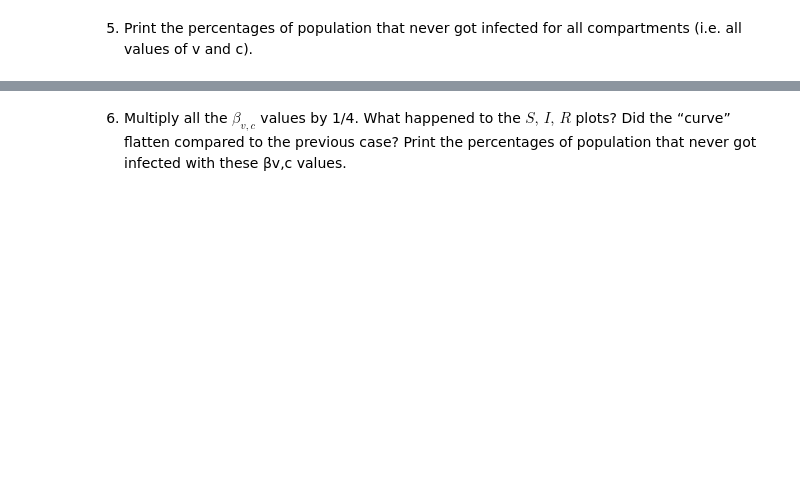
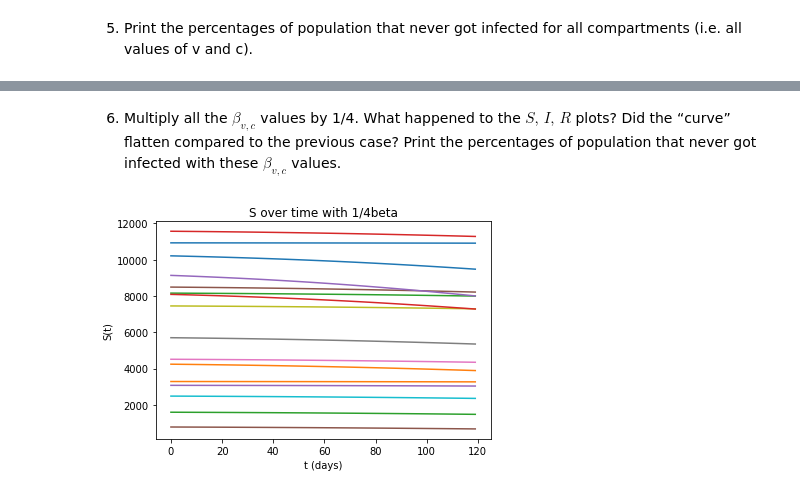
Before and after one commit to Yanbing-Judy/190DD-Project, a Jupyter notebook: Project_Part1a_new.ipynb, the cells around one changed output, grey strips where cells are left out. Cells and saved outputs as stored; diff of their text form; code cells hidden in the pictures; blank space fills up the shorter version.

```diff
--- a/Project_Part1a_new.ipynb
+++ b/Project_Part1a_new.ipynb
@@ -144,10 +139,7 @@ plt.show()
 [figure]
 # %%
 # I_overall
-for i in range(16,20):
-  df.insert(i,"I{}".format(i), sol.y[i])
-plt.figure()
-plt.plot(sol.t, df.iloc[:,16:20].sum(axis=1))
+plt.plot(sol.t, sum(sol.y[16:20]),label = "I")
 plt.ylabel("I(t)")
 plt.xlabel("t (days)")
 plt.title("I overall")
@@ -195,0 +184,4 @@ print("The percentage of population that never got infected "\
+# %%
+for i in range(16):
+  percentage = sol.y[i][119]/Svc[i] *100
+  print("Compartment ", i, ": ", percentage, "%")
@@ -196,2 +205,17 @@ print("The percentage of population that never got infected "\
 # %% [markdown]
-6. Multiply all the $\beta_{v,c}$ values by 1/4. What happened to the $\textit{S, I, R}$ plots? Did the “curve” flatten compared to the previous case? Print the percentages of population that never got infected with these βv,c values.
+6. Multiply all the $\beta_{v,c}$ values by 1/4. What happened to the $\textit{S, I, R}$ plots? Did the “curve” flatten compared to the previous case? Print the percentages of population that never got infected with these $\beta_{v,c}$ values.
+# %%
+b_small = np.array(b*0.25).flatten()
+sol_s = solve_ivp(fun=SIR_model, t_span=(t[0], t[-1]),t_eval=t, y0=y0,\
+                dense_output=True, args=[b_small,gamma])
+# %%
+# Svc_over_time with small beta
+plt.figure()
+for i in range (16):
+  plt.plot(sol_s.t, sol_s.y[i])
+plt.ylabel("S(t)")
+plt.xlabel("t (days)")
+plt.title("S over time with 1/4beta")
+plt.show()
+# %% [output]
+[figure, added]
```
Also changed, not shown: parts of 14 cells of this notebook.
